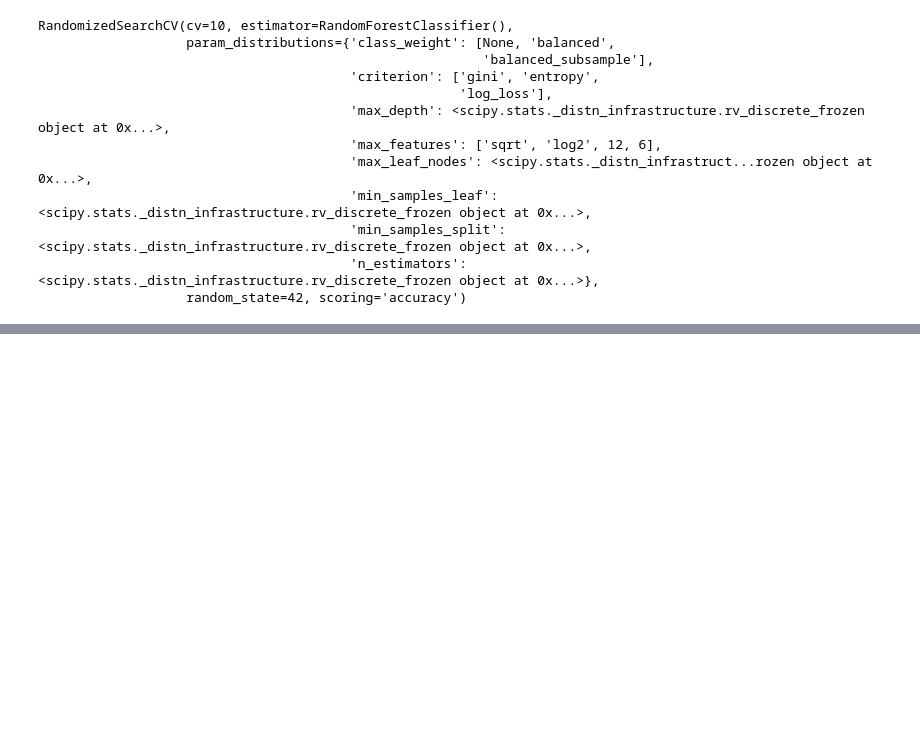
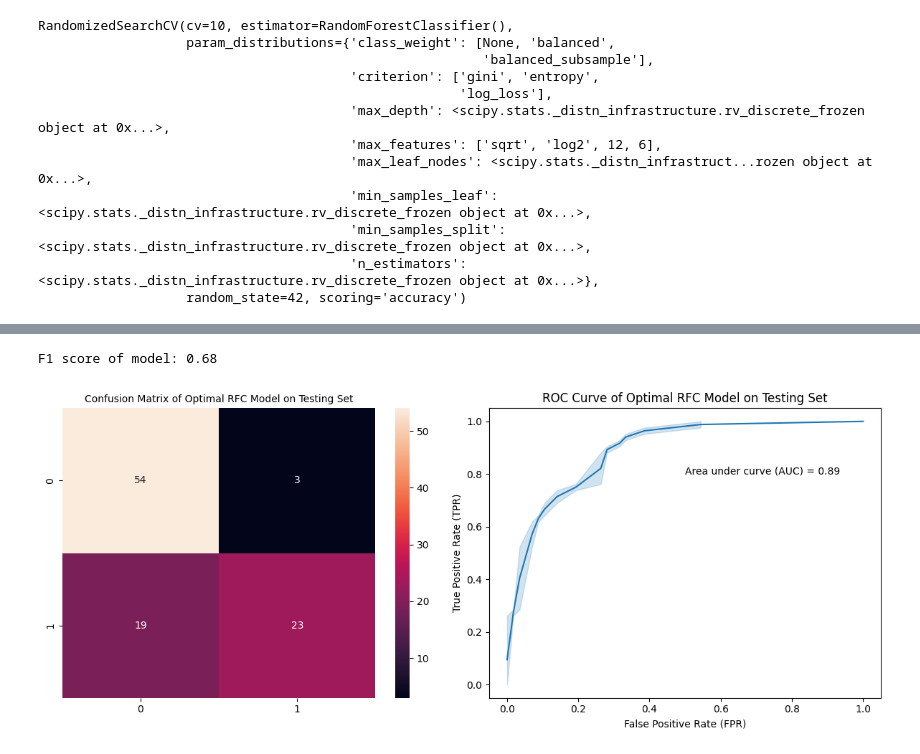
Before and after one commit to saltyjared/heart-failure-analysis, a Jupyter notebook: 2_modeling_jpg_2024-12-17.ipynb, the cells around one changed output, grey strips where cells are left out. Saved outputs shown, nothing was run; the diff lists cells and outputs as text; code cells hidden in the pictures; blank space fills up the shorter version.

Commit message:
Finish initial dashboard layout

```diff
--- a/2_modeling_jpg_2024-12-17.ipynb
+++ b/2_modeling_jpg_2024-12-17.ipynb
@@ -68,10 +66,10 @@ preds = []
 for model in models:
     model.fit(X_train, y_train)
     train_preds = model.predict(X_train)
-    preds.append((round(accuracy_score(train_preds, y_train), 2), round(accuracy_score(test_preds, y_test), 2), round(cross_val_score(model, X_train, y_train, cv=10).mean(), 2)))
+    preds.append((round(accuracy_score(train_preds, y_train), 2), round(cross_val_score(model, X_train, y_train, cv=10).mean(), 2)))
 
 for i, pred in enumerate(preds):
-    print(f'Accuracy metrics of {model_names[i]} model:\nTraining accuracy: {pred[0]}\nCross-validation accuracy across 10 folds: {pred[2]}\nTesting accuracy: {pred[1]}\n')
+    print(f'Accuracy metrics of {model_names[i]} model:\nTraining accuracy: {pred[0]}\nCross-validation accuracy across 10 folds: {pred[1]}\n')
 # %% [output]
 Accuracy metrics of Logistic Regression model:
 Training accuracy: 0.87
@@ -127,3 +122,5 @@ optimal_pipe = make_pipeline(StandardScaler(), RandomForestClassifier(**optimal_
 
 optimal_pipe.fit(X_train, y_train)
 train_preds = model.predict(X_train)
+test_preds = model.predict(X_test)
+print(f'Optimal model metrics:\nTraining accuracy: {accuracy_score(train_preds, y_train)}\nCross-validation accuracy: {round(cross_val_score(model, X_train, y_train, cv=10).mean(), 2)}\nTesting accuracy: {round(accuracy_score(test_preds, y_test), 2)}')
@@ -129,0 +134,28 @@ train_preds = model.predict(X_train)
+# %%
+from sklearn.metrics import f1_score, confusion_matrix, roc_curve, auc
+
+# F1 Score
+print(f'F1 score of model: {round(f1_score(y_test, test_preds), 2)}')
+
+# Create subplots side-by-side
+fig, axes = plt.subplots(1, 2, figsize=(12, 5))  # 1 row, 2 columns, adjust figure size as needed
+
+# Confusion Matrix
+sns.heatmap(pd.DataFrame(confusion_matrix(y_test, test_preds)), annot=True, ax=axes[0])
+axes[0].set_title('Confusion Matrix of Optimal RFC Model on Testing Set', fontsize=10)
+
+# ROC Curve
+test_probs = optimal_pipe.predict_proba(X_test)[:, 1]
+fpr, tpr, _ = roc_curve(y_test, test_probs)
+sns.lineplot(x=fpr, y=tpr, ax=axes[1])
+axes[1].annotate(f'Area under curve (AUC) = {round(auc(fpr, tpr), 2)}', (0.5, 0.8))
+axes[1].set_xlabel('False Positive Rate (FPR)')
+axes[1].set_ylabel('True Positive Rate (TPR)')
+axes[1].set_title('ROC Curve of Optimal RFC Model on Testing Set')
+
+# Adjust layout
+plt.tight_layout()
+plt.show()
+# %% [output]
+F1 score of model: 0.68
+[figure, added]
```
Also changed, not shown: parts of 5 cells of this notebook, 3 other files.
